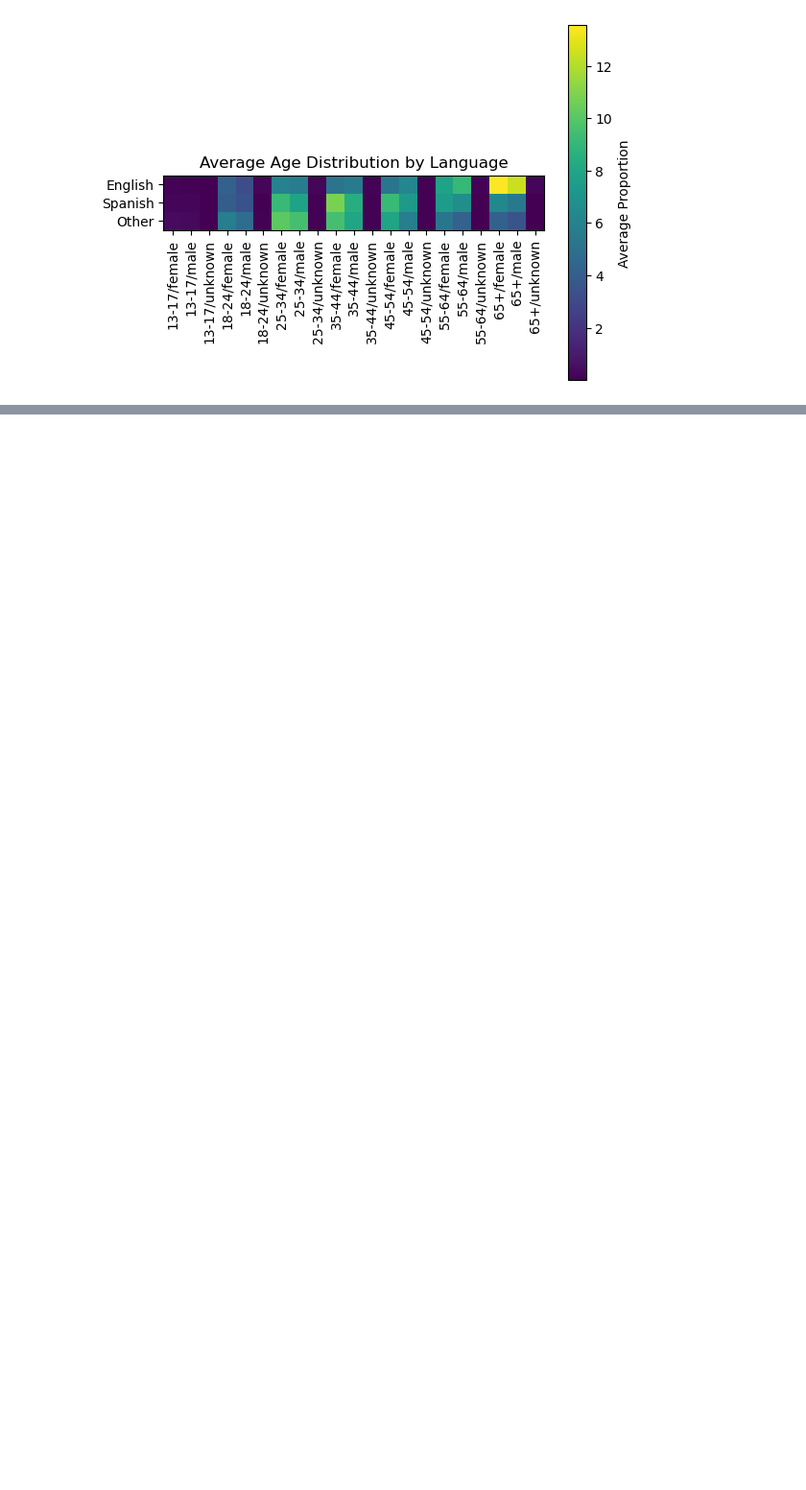
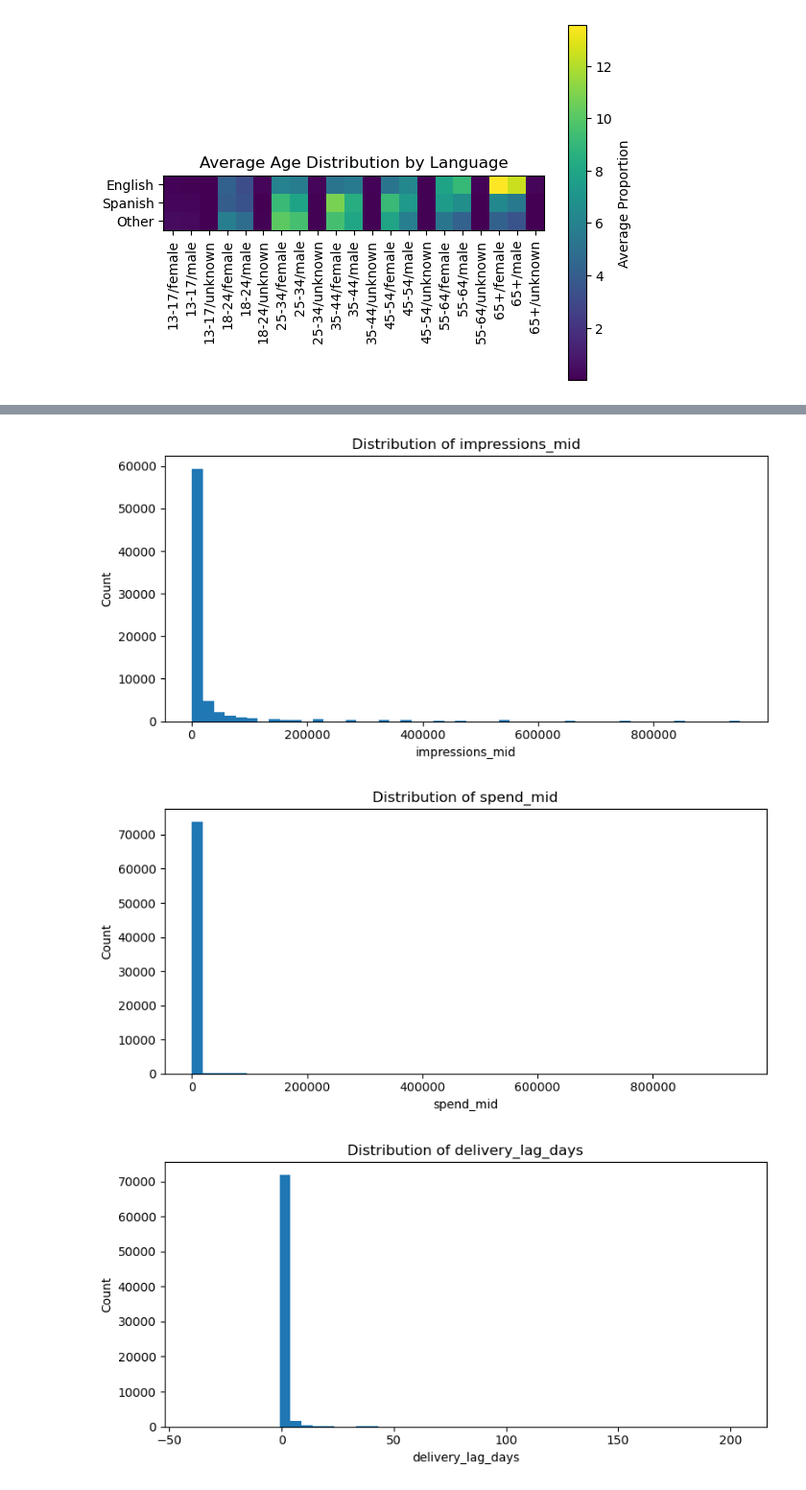
Before and after one commit to jex004/math189-final-project, a Jupyter notebook: claire-eda.ipynb, the cells around one changed output, grey strips where cells are left out. Shown at 96% size. Cells and saved outputs as stored; diff of their text form; code cells hidden in the pictures; blank space fills up the shorter version.

```diff
--- a/claire-eda.ipynb
+++ b/claire-eda.ipynb
@@ -790,0 +858,14 @@ plt.show()
+# %%
+# Histograms
+for col in ["impressions_mid", "spend_mid", "delivery_lag_days"]:
+    plt.figure(figsize=(8, 4))
+    plt.hist(df[col].dropna(), bins=50)
+    plt.title(f"Distribution of {col}")
+    plt.xlabel(col)
+    plt.ylabel("Count")
+    plt.tight_layout()
+    plt.show()
+# %% [output]
+[figure, added]
+[figure, added]
+[figure, added]
```
Also changed, not shown: parts of 47 cells of this notebook, 6 other files.
